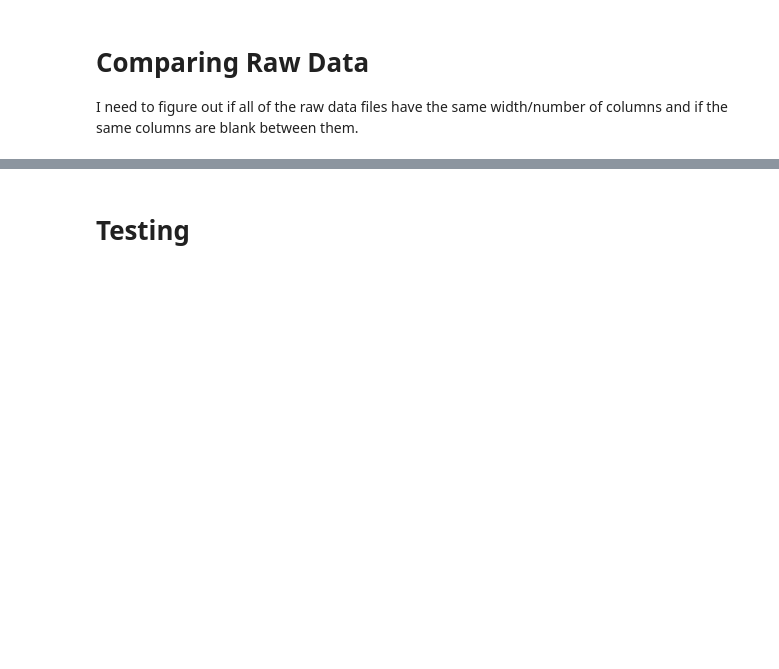
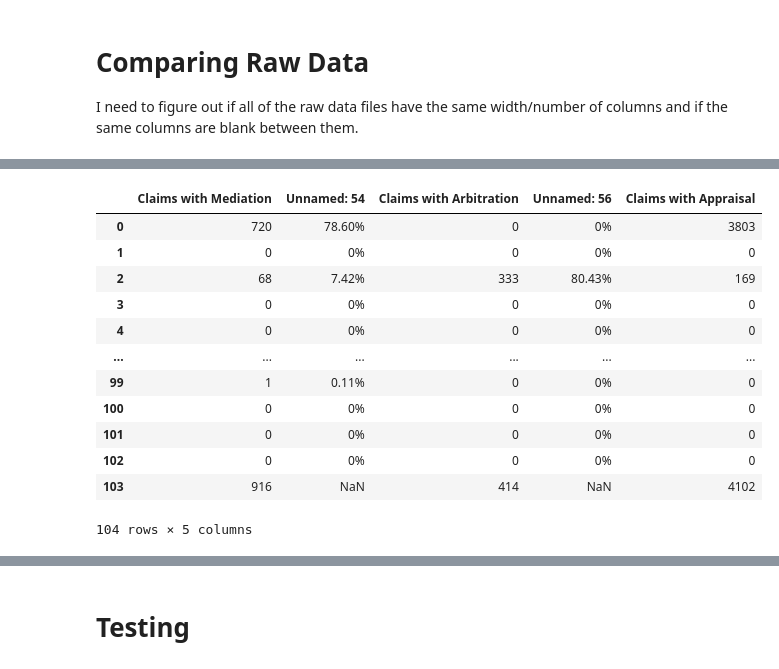
Before and after one commit to AlbertWKing/FL_Ins, a Jupyter notebook: data_import.ipynb, the cells around one changed output, grey strips where cells are left out. Cells and saved outputs as stored; diff of their text form; code cells hidden in the pictures; blank space fills up the shorter version.

```diff
--- a/data_import.ipynb
+++ b/data_import.ipynb
@@ -260,0 +290,17 @@ raw_data_detail["2009Q4.xlsx"]['full_columns']
+# %%
+selected_cols = d2023Q2.iloc[:, col_loc_23-2:col_loc_23+3]
+selected_cols
+# %% [output]
+|  | Claims with Mediation | Unnamed: 54 | Claims with Arbitration | Unnamed: 56 | Claims with Appraisal |
+| 0 | 720 | 78.60% | 0 | 0% | 3803 |
+| 1 | 0 | 0% | 0 | 0% | 0 |
+| 2 | 68 | 7.42% | 333 | 80.43% | 169 |
+| 3 | 0 | 0% | 0 | 0% | 0 |
+| 4 | 0 | 0% | 0 | 0% | 0 |
+| ... | ... | ... | ... | ... | ... |
+| 99 | 1 | 0.11% | 0 | 0% | 0 |
+| 100 | 0 | 0% | 0 | 0% | 0 |
+| 101 | 0 | 0% | 0 | 0% | 0 |
+| 102 | 0 | 0% | 0 | 0% | 0 |
+| 103 | 916 | NaN | 414 | NaN | 4102 |
+104 rows × 5 columns
```
Also changed, not shown: parts of 16 cells of this notebook.
